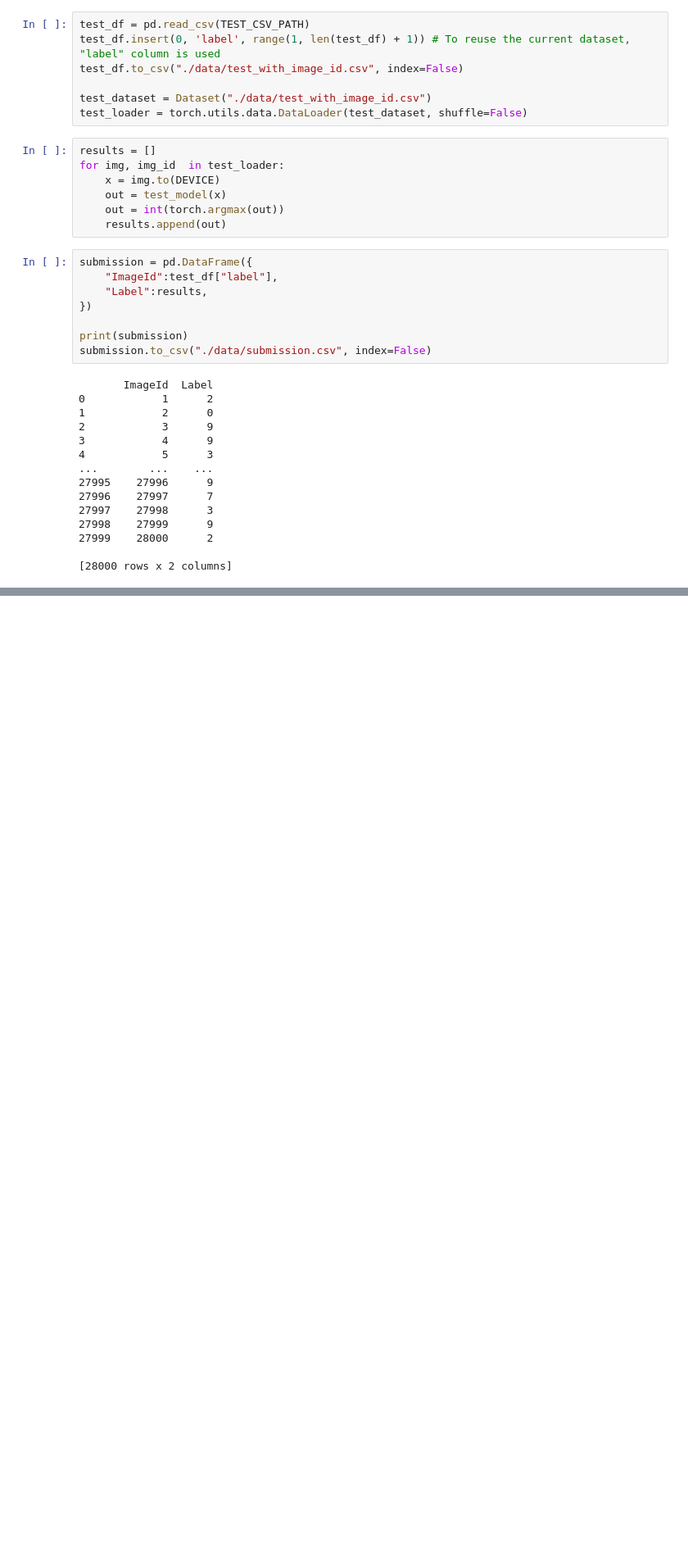
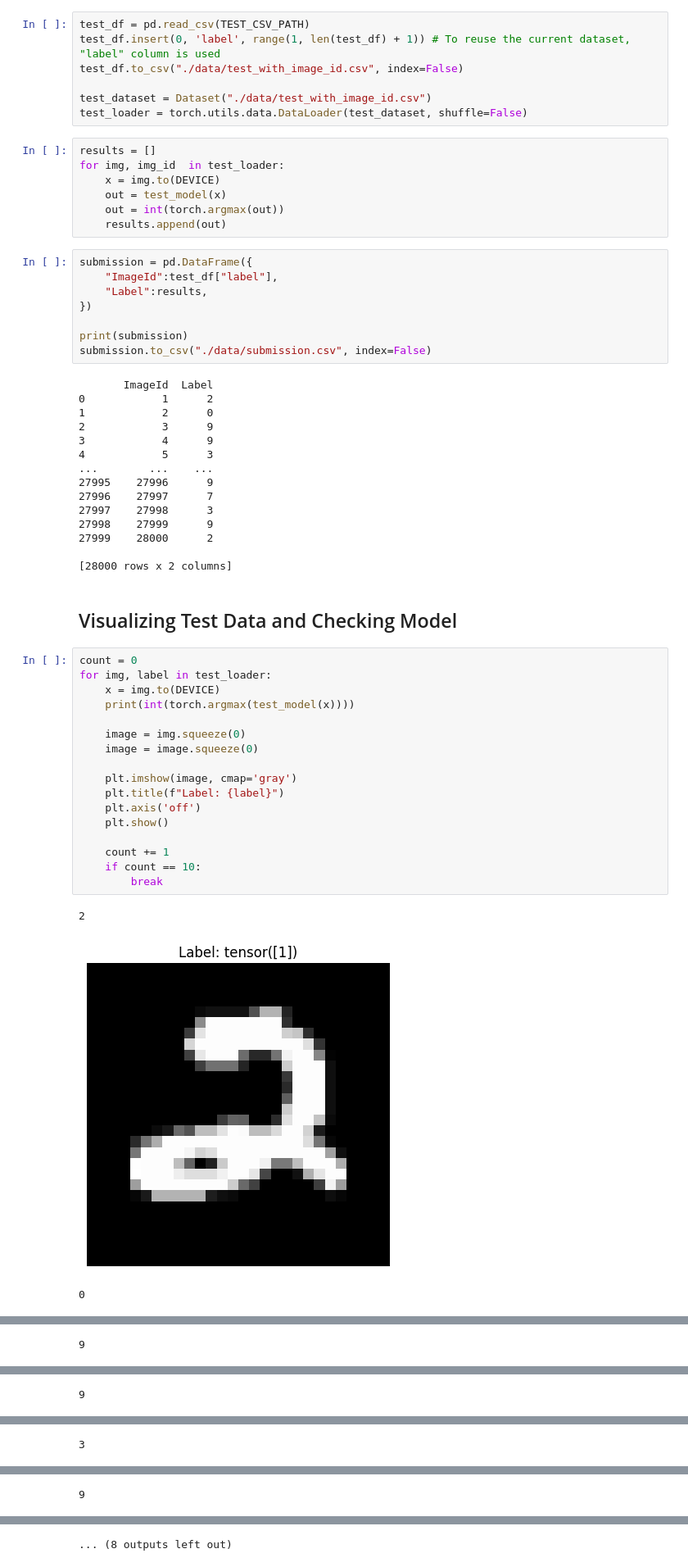
Before and after one commit to kmsrogerkim/ViT-MNIST, a Jupyter notebook: vit.ipynb, the cells around one changed output, grey strips where cells are left out. Shown at 82% size. Cells and saved outputs as stored; diff of their text form; blank space fills up the shorter version.

```diff
--- a/vit.ipynb
+++ b/vit.ipynb
@@ -300,3 +300,26 @@ submission.to_csv("./data/submission.csv", index=False)
 27999    28000      2
 
 [28000 rows x 2 columns]
+# %% [markdown]
+## Visualizing Test Data and Checking Model
+# %%
+count = 0
+for img, label in test_loader:
+    x = img.to(DEVICE)
+    print(int(torch.argmax(test_model(x))))
+
+    image = img.squeeze(0)
+    image = image.squeeze(0)
+
+    plt.imshow(image, cmap='gray')
+    plt.title(f"Label: {label}")
+    plt.axis('off')
+    plt.show()
+
+    count += 1
+    if count == 10:
+        break
+# %% [output]
+2
+[figure, added]
+0
@@ -302,0 +327 @@ submission.to_csv("./data/submission.csv", index=False)
+9
@@ -302,0 +329 @@ submission.to_csv("./data/submission.csv", index=False)
+9
@@ -302,0 +331 @@ submission.to_csv("./data/submission.csv", index=False)
+3
@@ -302,0 +333 @@ submission.to_csv("./data/submission.csv", index=False)
+9
@@ -302,0 +335 @@ submission.to_csv("./data/submission.csv", index=False)
+... (8 outputs left out)
```
Also changed, not shown: parts of 1 cell of this notebook.
